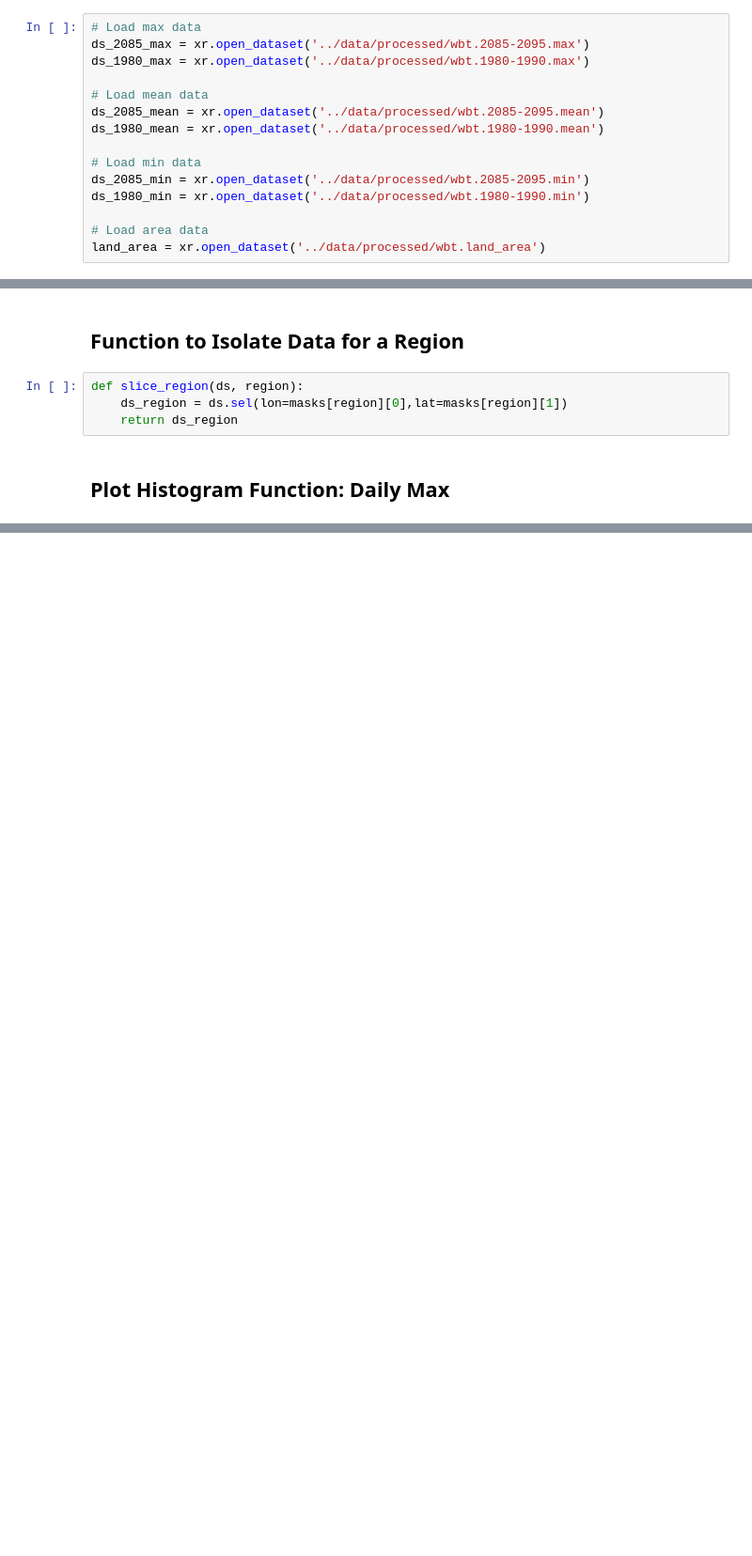
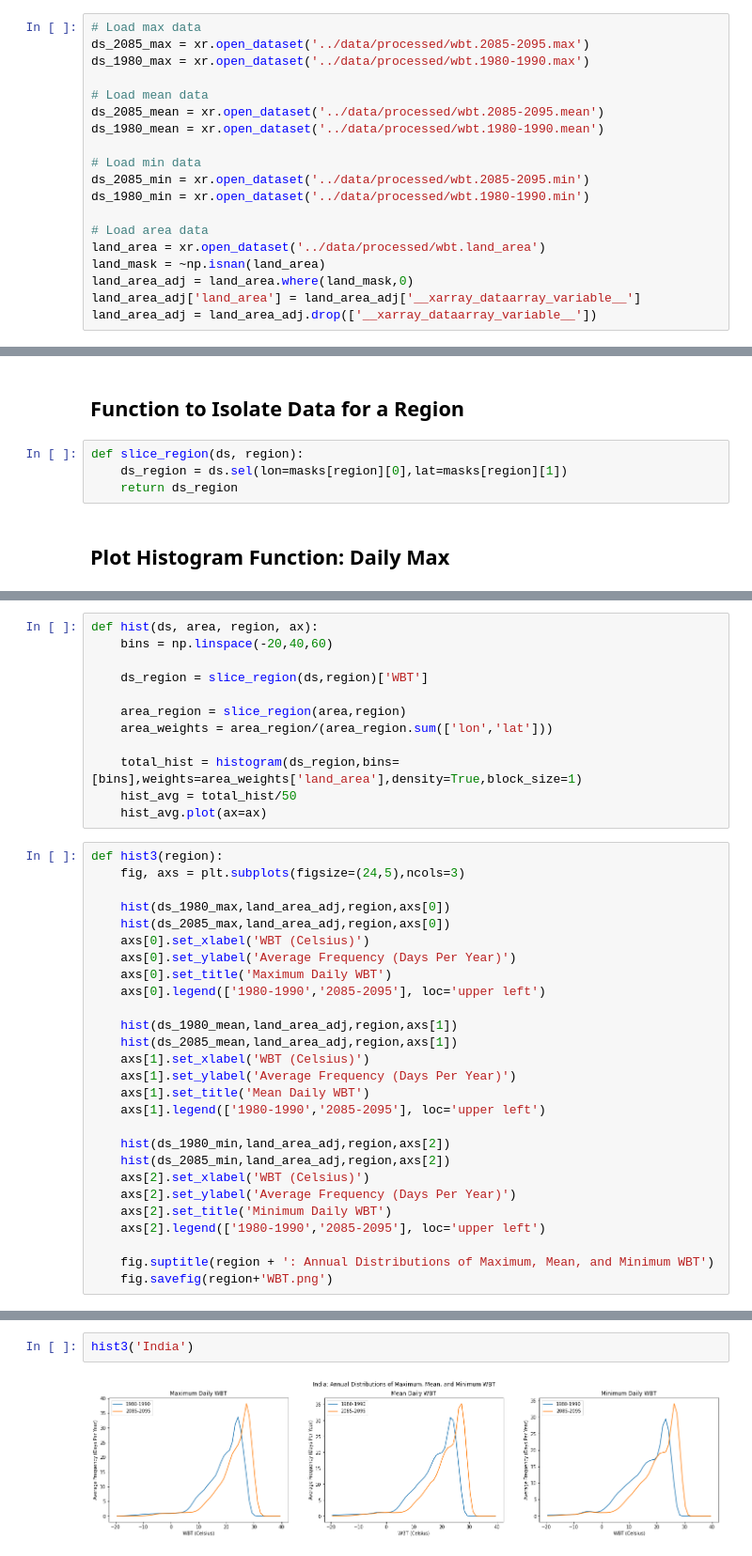
Before and after one commit to KYan19/pei, a Jupyter notebook: notebooks/4.2_WBTPlots.ipynb, the cells around one changed output, grey strips where cells are left out. Shown at 94% size. Saved outputs shown, nothing was run; the diff lists cells and outputs as text; blank space fills up the shorter version.

Commit message:
Plotting more histograms; creating time series for frequency of threshold WBT

```diff
--- a/notebooks/4.2_WBTPlots.ipynb
+++ b/notebooks/4.2_WBTPlots.ipynb
@@ -57,6 +57,10 @@ ds_1980_min = xr.open_dataset('../data/processed/wbt.1980-1990.min')
 
 # Load area data
 land_area = xr.open_dataset('../data/processed/wbt.land_area')
+land_mask = ~np.isnan(land_area)
+land_area_adj = land_area.where(land_mask,0)
+land_area_adj['land_area'] = land_area_adj['__xarray_dataarray_variable__']
+land_area_adj = land_area_adj.drop(['__xarray_dataarray_variable__'])
 # %% [markdown]
 ## Regional Masks
 # %%
@@ -193,0 +111,39 @@ hist_plot_mean('Oceania')
+# %%
+def hist(ds, area, region, ax):
+    bins = np.linspace(-20,40,60)
+
+    ds_region = slice_region(ds,region)['WBT']
+
+    area_region = slice_region(area,region)
+    area_weights = area_region/(area_region.sum(['lon','lat']))
+
+    total_hist = histogram(ds_region,bins=[bins],weights=area_weights['land_area'],density=True,block_size=1)
+    hist_avg = total_hist/50
+    hist_avg.plot(ax=ax)
+# %%
+def hist3(region):
+    fig, axs = plt.subplots(figsize=(24,5),ncols=3)
+
+    hist(ds_1980_max,land_area_adj,region,axs[0])
+    hist(ds_2085_max,land_area_adj,region,axs[0])
+    axs[0].set_xlabel('WBT (Celsius)')
+    axs[0].set_ylabel('Average Frequency (Days Per Year)')
+    axs[0].set_title('Maximum Daily WBT')
+    axs[0].legend(['1980-1990','2085-2095'], loc='upper left')
+
+    hist(ds_1980_mean,land_area_adj,region,axs[1])
+    hist(ds_2085_mean,land_area_adj,region,axs[1])
+    axs[1].set_xlabel('WBT (Celsius)')
+    axs[1].set_ylabel('Average Frequency (Days Per Year)')
+    axs[1].set_title('Mean Daily WBT')
+    axs[1].legend(['1980-1990','2085-2095'], loc='upper left')
+
+    hist(ds_1980_min,land_area_adj,region,axs[2])
+    hist(ds_2085_min,land_area_adj,region,axs[2])
+    axs[2].set_xlabel('WBT (Celsius)')
+    axs[2].set_ylabel('Average Frequency (Days Per Year)')
+    axs[2].set_title('Minimum Daily WBT')
+    axs[2].legend(['1980-1990','2085-2095'], loc='upper left')
+
+    fig.suptitle(region + ': Annual Distributions of Maximum, Mean, and Minimum WBT')
+    fig.savefig(region+'WBT.png')
@@ -193,0 +159,4 @@ hist_plot_mean('Oceania')
+# %%
+hist3('India')
+# %% [output]
+[figure, added]
```
Also changed, not shown: parts of 39 cells of this notebook, 2 other files.
